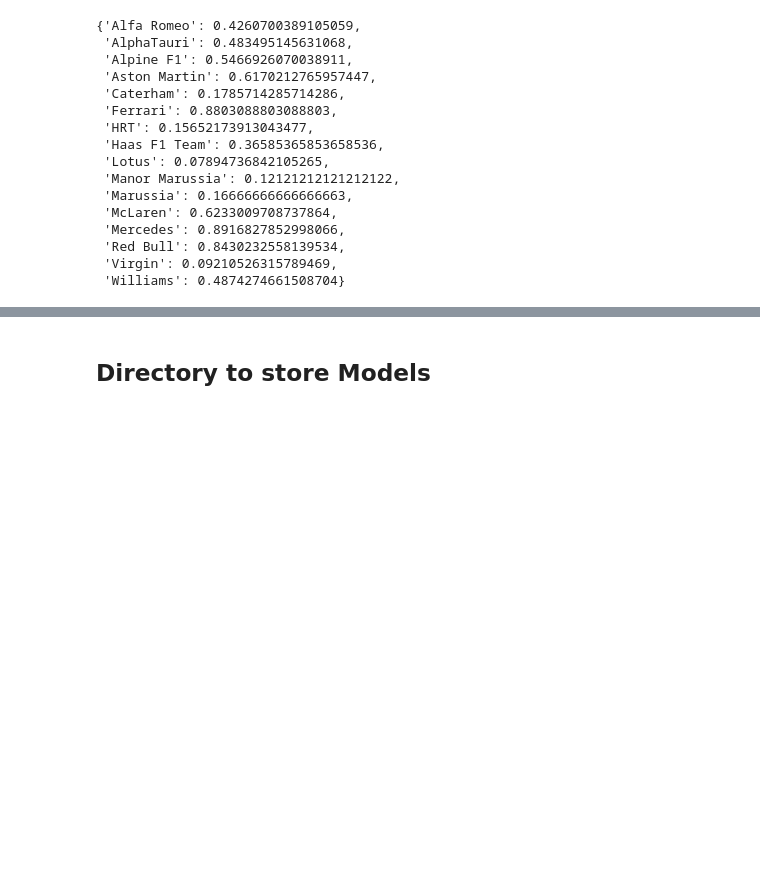
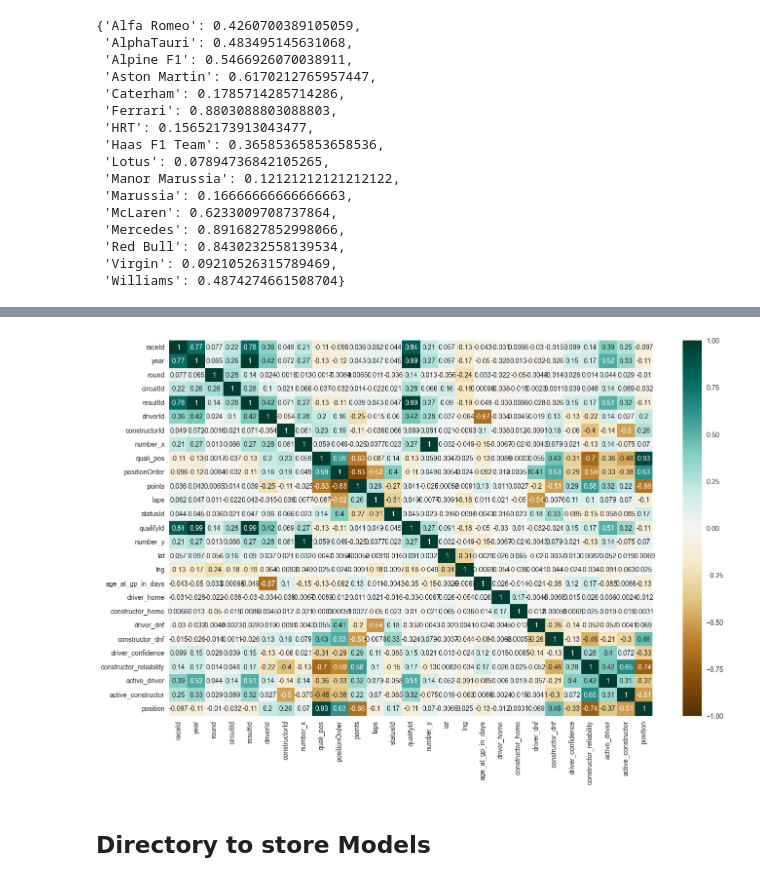
Before and after one commit to Razonde/F1_2022, a Jupyter notebook: beginners/04.ML_Modelling.ipynb, the cells around one changed output, grey strips where cells are left out. Drawn from its saved outputs; the diff is of its cells as text; code cells hidden in the pictures; blank space fills up the shorter version.

```diff
--- a/beginners/04.ML_Modelling.ipynb
+++ b/beginners/04.ML_Modelling.ipynb
@@ -250,3 +259,9 @@ Index(['year', 'date', 'quali_pos', 'statusId', 'position', 'dob',
        'driver_confidence', 'constructor_reliability', 'active_driver',
        'active_constructor'],
       dtype='object')
+# %%
+data2 = data[['raceId', 'year', 'round', 'circuitId', 'resultId', 'driverId', 'constructorId', 'number_x', 'quali_pos', 'positionOrder', 'points', 'laps', 'statusId', 'qualifyId', 'number_y', 'lat', 'lng', 'age_at_gp_in_days', 'driver_home', 'constructor_home', 'driver_dnf', 'constructor_dnf', 'driver_confidence', 'constructor_reliability', 'active_driver', 'active_constructor', 'position']]
+plt.figure(figsize=(16, 10))
+heatmap = sns.heatmap(data2.corr(), vmin=-1, vmax=1, annot=True, cmap='BrBG')
+# %% [output]
+[figure, added]
```
Also changed, not shown: parts of 12 cells of this notebook.
